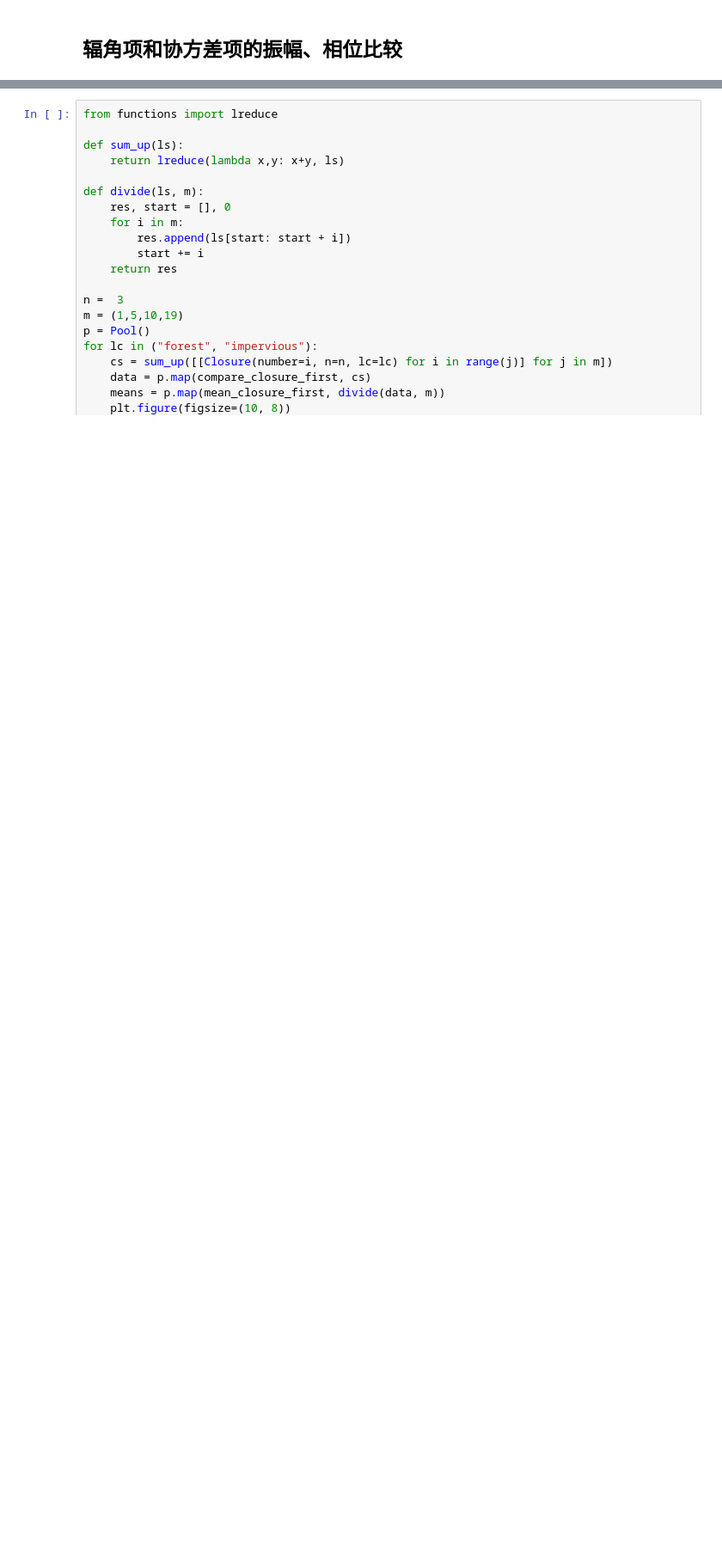
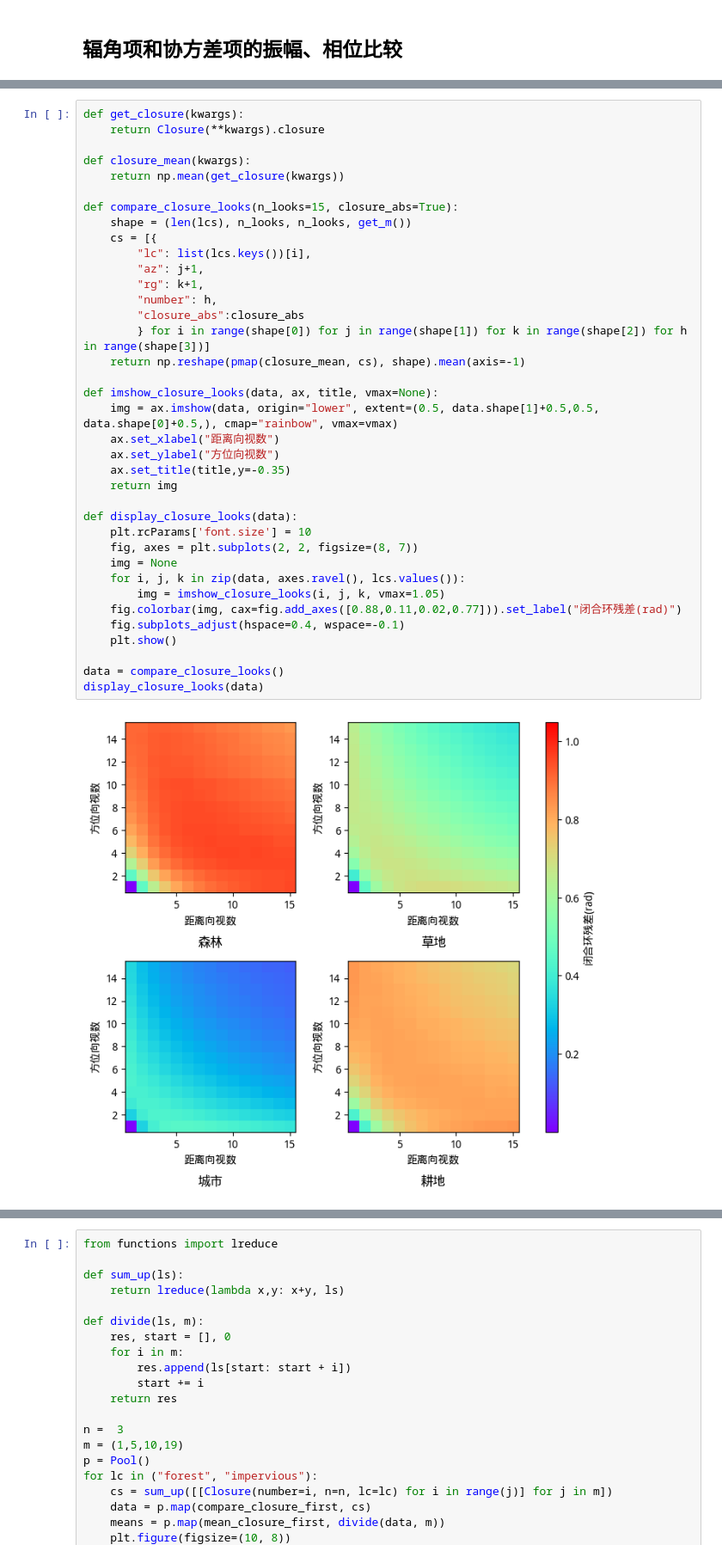
Before and after one commit to SakuraLaurel/Closure, a Jupyter notebook: closure.ipynb, the cells around one changed output, grey strips where cells are left out. Shown at 86% size. Drawn from its saved outputs; the diff is of its cells as text; blank space fills up the shorter version.

```diff
--- a/closure.ipynb
+++ b/closure.ipynb
@@ -154,0 +158,39 @@ plt.show()
+# %%
+def get_closure(kwargs):
+    return Closure(**kwargs).closure
+
+def closure_mean(kwargs):
+    return np.mean(get_closure(kwargs))
+
+def compare_closure_looks(n_looks=15, closure_abs=True):
+    shape = (len(lcs), n_looks, n_looks, get_m())
+    cs = [{
+        "lc": list(lcs.keys())[i],
+        "az": j+1,
+        "rg": k+1,
+        "number": h,
+        "closure_abs":closure_abs
+        } for i in range(shape[0]) for j in range(shape[1]) for k in range(shape[2]) for h in range(shape[3])]
+    return np.reshape(pmap(closure_mean, cs), shape).mean(axis=-1)
+
+def imshow_closure_looks(data, ax, title, vmax=None):
+    img = ax.imshow(data, origin="lower", extent=(0.5, data.shape[1]+0.5,0.5, data.shape[0]+0.5,), cmap="rainbow", vmax=vmax)
+    ax.set_xlabel("距离向视数")
+    ax.set_ylabel("方位向视数")
+    ax.set_title(title,y=-0.35)
+    return img
+
+def display_closure_looks(data):
+    plt.rcParams['font.size'] = 10
+    fig, axes = plt.subplots(2, 2, figsize=(8, 7))
+    img = None
+    for i, j, k in zip(data, axes.ravel(), lcs.values()):
+        img = imshow_closure_looks(i, j, k, vmax=1.05)
+    fig.colorbar(img, cax=fig.add_axes([0.88,0.11,0.02,0.77])).set_label("闭合环残差(rad)")
+    fig.subplots_adjust(hspace=0.4, wspace=-0.1)
+    plt.show()
+
+data = compare_closure_looks()
+display_closure_looks(data)
+# %% [output]
+[figure, added]
```
Also changed, not shown: parts of 10 cells of this notebook.
